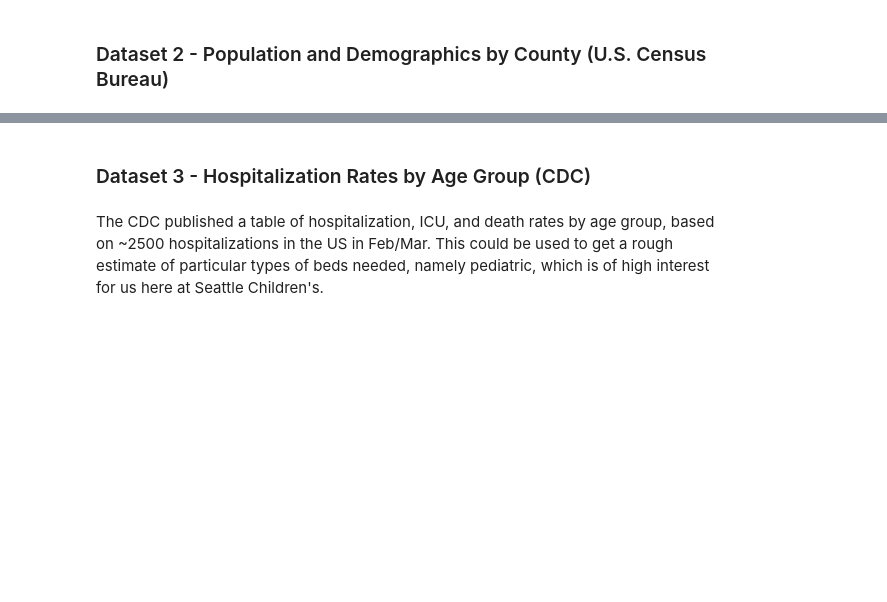
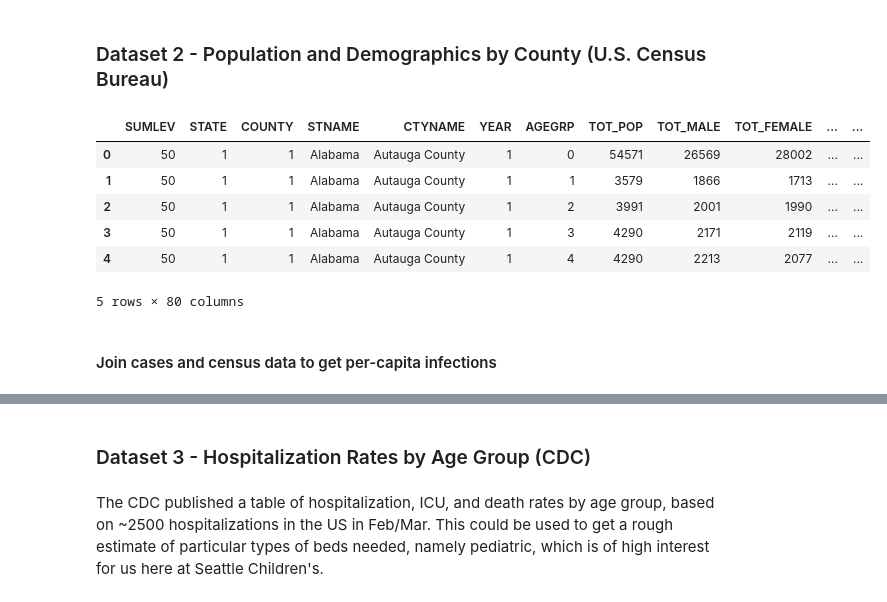
Before and after one commit to amcadie/covid_19_hospitalization_estimate, a Jupyter notebook: covid19_hospitalizations.ipynb, the cells around one changed output, grey strips where cells are left out. Cells and saved outputs as stored; diff of their text form; code cells hidden in the pictures; blank space fills up the shorter version.

```diff
--- a/covid19_hospitalizations.ipynb
+++ b/covid19_hospitalizations.ipynb
@@ -114,3 +114,15 @@ statewide.head()
 # %%
 pop = pd.read_csv('https://www2.census.gov/programs-surveys/popest/datasets/2010-2017/counties/asrh/cc-est2017-alldata.csv',
                  encoding='ISO-8859-1')
+# %%
+pop.head()
+# %% [output]
+|  | SUMLEV | STATE | COUNTY | STNAME | CTYNAME | YEAR | AGEGRP | TOT_POP | TOT_MALE | TOT_FEMALE | ... | ... |
+| 0 | 50 | 1 | 1 | Alabama | Autauga County | 1 | 0 | 54571 | 26569 | 28002 | ... | ... |
+| 1 | 50 | 1 | 1 | Alabama | Autauga County | 1 | 1 | 3579 | 1866 | 1713 | ... | ... |
+| 2 | 50 | 1 | 1 | Alabama | Autauga County | 1 | 2 | 3991 | 2001 | 1990 | ... | ... |
+| 3 | 50 | 1 | 1 | Alabama | Autauga County | 1 | 3 | 4290 | 2171 | 2119 | ... | ... |
+| 4 | 50 | 1 | 1 | Alabama | Autauga County | 1 | 4 | 4290 | 2213 | 2077 | ... | ... |
+5 rows × 80 columns
+# %% [markdown]
+#### Join cases and census data to get per-capita infections
```
Also changed, not shown: parts of 20 cells of this notebook, 1 other file.
